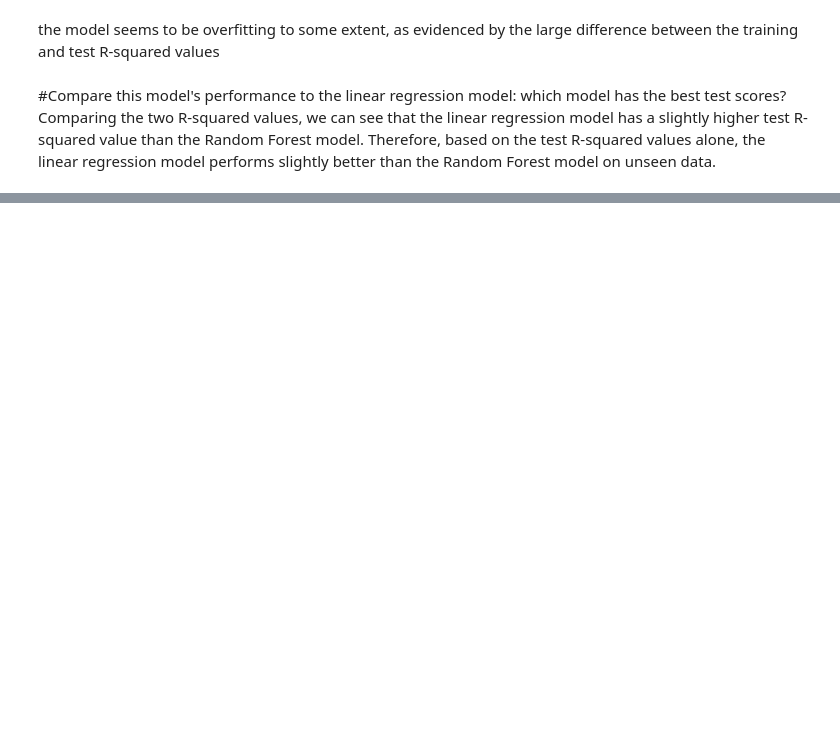
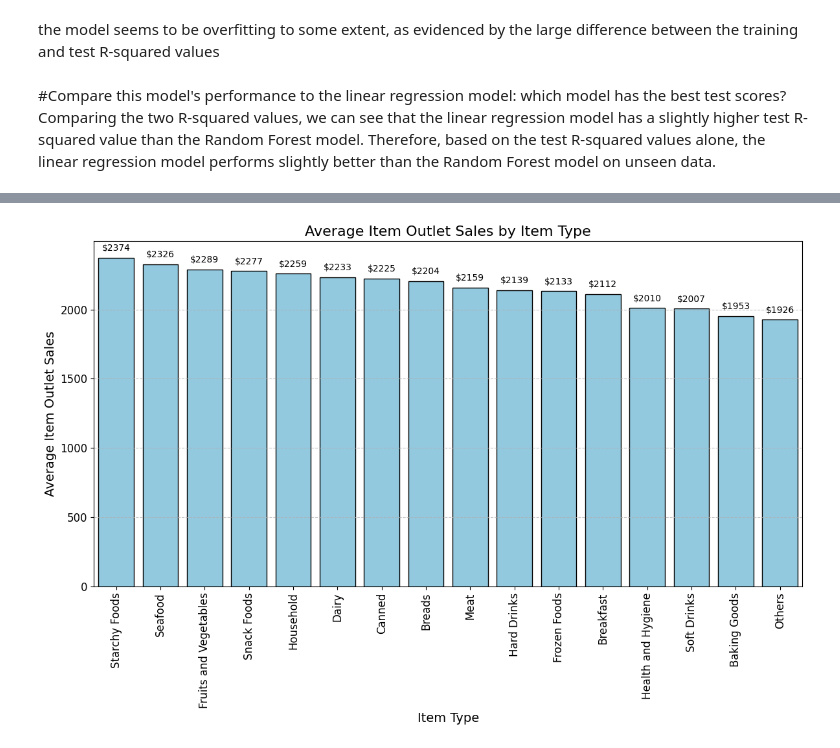
Before and after one commit to idrissliouane/Prediction-of-Product-Sales, a Jupyter notebook: Prediction_of_Product_Sales.ipynb, the cells around one changed output, grey strips where cells are left out. Saved outputs shown, nothing was run; the diff lists cells and outputs as text; code cells hidden in the pictures; blank space fills up the shorter version.

```diff
--- a/Prediction_of_Product_Sales.ipynb
+++ b/Prediction_of_Product_Sales.ipynb
@@ -842,0 +793,24 @@ def evaluate_classification(model, X_train, y_train, X_test, y_test,
+# %%
+import pandas as pd
+import matplotlib.pyplot as plt
+import seaborn as sns
+
+# Assuming df is your DataFrame containing the data
+# Group by 'Item_Type' and calculate the mean of 'Item_Outlet_Sales'
+sales_by_item_type = df2.groupby('Item_Type')['Item_Outlet_Sales'].mean().sort_values(ascending=False)
+
+# Plotting
+plt.figure(figsize=(12, 8))
+sns.barplot(x=sales_by_item_type.index, y=sales_by_item_type.values, color='skyblue', edgecolor='black')
+plt.title('Average Item Outlet Sales by Item Type', fontsize=16)
+plt.xlabel('Item Type', fontsize=14)
+plt.ylabel('Average Item Outlet Sales', fontsize=14)
+plt.xticks(rotation=90, fontsize=12)
+plt.yticks(fontsize=12)
+plt.grid(axis='y', linestyle='--', alpha=0.7)
+for index, value in enumerate(sales_by_item_type):
+    plt.text(index, value + 50, f'${value:.0f}', ha='center', fontsize=10)
+plt.tight_layout()
+plt.show()
+# %% [output]
+[figure, added]
```
Also changed, not shown: parts of 28 cells of this notebook.
